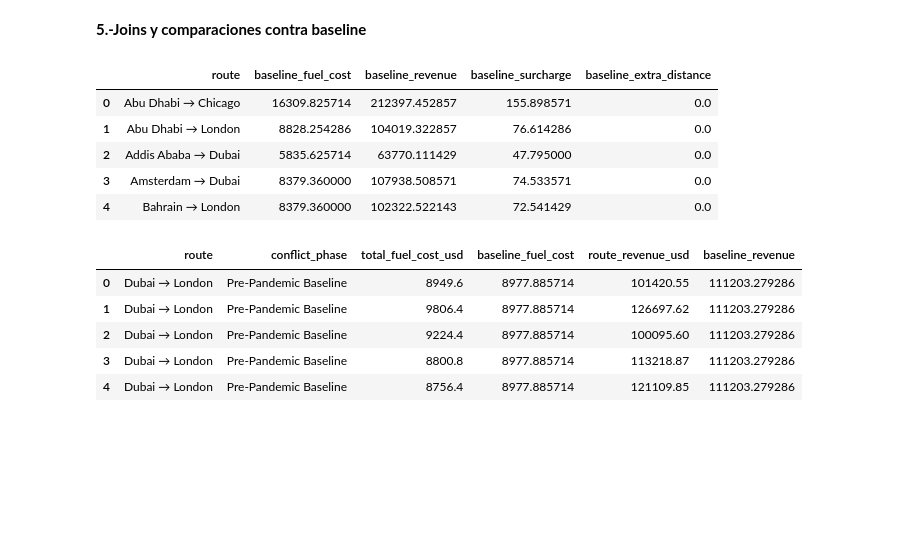
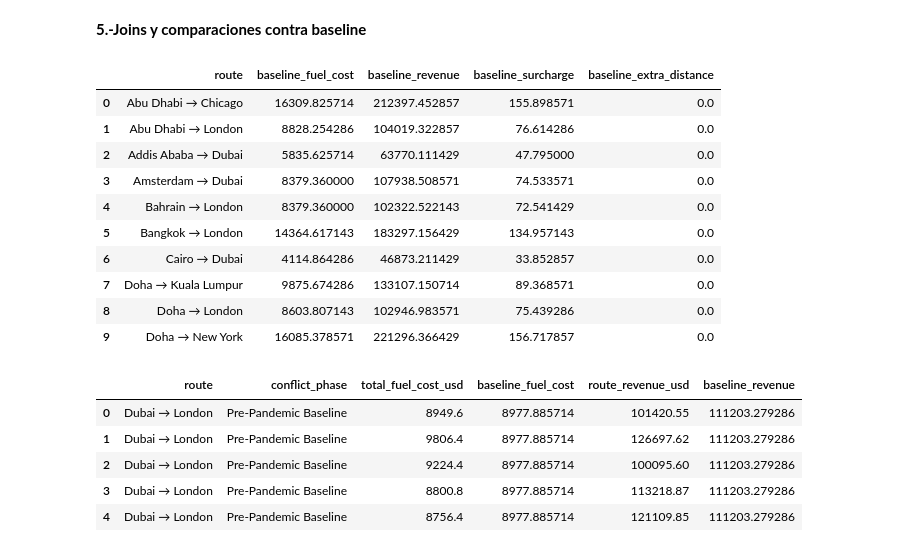
Before and after one commit to sutherlandfoncho/proyecto-prog-data, a Jupyter notebook: notebooks/02_transformaciones.ipynb, the cells around one changed output. Drawn from its saved outputs; the diff is of its cells as text; code cells hidden in the pictures; blank space fills up the shorter version.

```diff
--- a/notebooks/02_transformaciones.ipynb
+++ b/notebooks/02_transformaciones.ipynb
@@ -212,27 +212,32 @@ disruption_summary.to_csv("../outputs/tables/disruption_summary.csv", index=Fals
 # %%
 
 baseline_route = df[df["conflict_phase"] == "Pre-Pandemic Baseline"].groupby("route").agg({
     "total_fuel_cost_usd": "mean",
     "route_revenue_usd": "mean",
     "fuel_surcharge_usd": "mean",
     "extra_distance_km": "mean"
 }).reset_index()
 
 baseline_route = baseline_route.rename(columns={
     "total_fuel_cost_usd": "baseline_fuel_cost",
     "route_revenue_usd": "baseline_revenue",
     "fuel_surcharge_usd": "baseline_surcharge",
     "extra_distance_km": "baseline_extra_distance"
 })
 
-baseline_route.head()
+baseline_route.head(10)
 # %% [output]
 |  | route | baseline_fuel_cost | baseline_revenue | baseline_surcharge | baseline_extra_distance |
 | 0 | Abu Dhabi → Chicago | 16309.825714 | 212397.452857 | 155.898571 | 0.0 |
 | 1 | Abu Dhabi → London | 8828.254286 | 104019.322857 | 76.614286 | 0.0 |
 | 2 | Addis Ababa → Dubai | 5835.625714 | 63770.111429 | 47.795000 | 0.0 |
 | 3 | Amsterdam → Dubai | 8379.360000 | 107938.508571 | 74.533571 | 0.0 |
 | 4 | Bahrain → London | 8379.360000 | 102322.522143 | 72.541429 | 0.0 |
+| 5 | Bangkok → London | 14364.617143 | 183297.156429 | 134.957143 | 0.0 |
+| 6 | Cairo → Dubai | 4114.864286 | 46873.211429 | 33.852857 | 0.0 |
+| 7 | Doha → Kuala Lumpur | 9875.674286 | 133107.150714 | 89.368571 | 0.0 |
+| 8 | Doha → London | 8603.807143 | 102946.983571 | 75.439286 | 0.0 |
+| 9 | Doha → New York | 16085.378571 | 221296.366429 | 156.717857 | 0.0 |
 # %%
 
 df_baseline_compare = df.merge(
```
Also changed, not shown: parts of 1 cell of this notebook.
